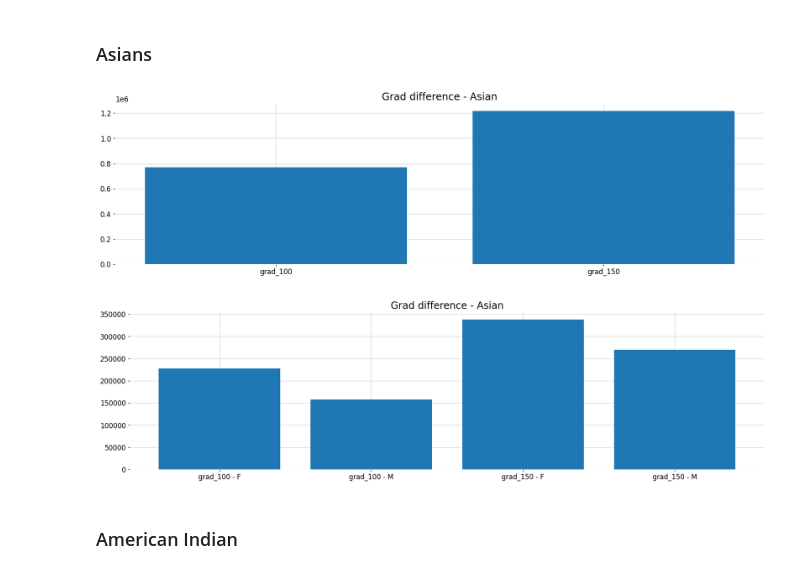
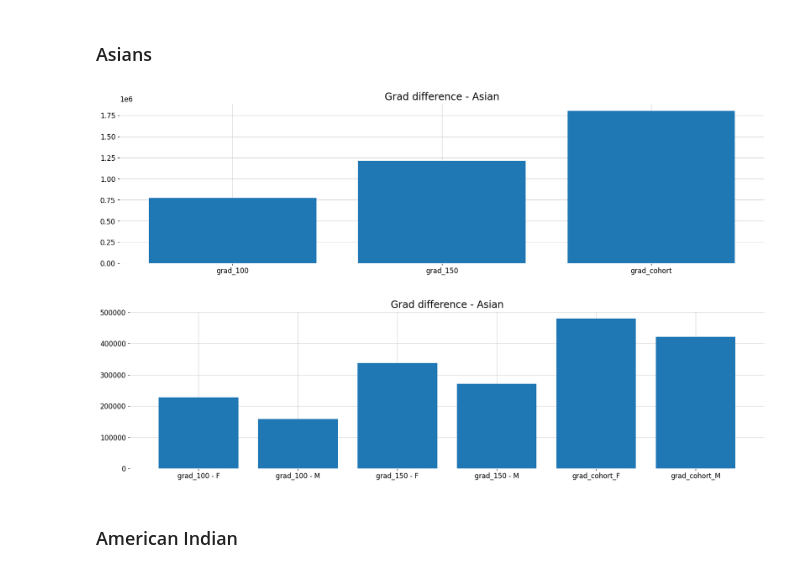
Before and after one commit to ezztherose/TIA-Scraping, a Jupyter notebook: notebooks/correct_data.ipynb, the cells around one changed output. Drawn from its saved outputs; the diff is of its cells as text; code cells hidden in the pictures.

```diff
--- a/notebooks/correct_data.ipynb
+++ b/notebooks/correct_data.ipynb
@@ -25,8 +25,11 @@ df = df_drop_na.copy()
 Raw data file: 1302102
 rows after droppped Nan: 332061
 # %%
-df = df.drop('cohort', axis=1)
-df = df.drop('grad_cohort', axis=1)
+# dropping columns
+# ----------------
+
+#df = df.drop('cohort', axis=1)
+#df = df.drop('grad_cohort', axis=1)
 # 'unitid', 'year', 'gender', 'race', 'grad_100', 'grad_150', 'grad_100_rate', 'grad_150_rate'
 # %%
 set(df['race'])
@@ -232,17 +237,17 @@ asian_grad = asian[['grad_100', 'grad_150']].copy()
 # %%
-asian_grad = asian[['grad_100', 'grad_150']].copy()
 a_sum = []
 a_sum.append(asian_grad['grad_100'].sum())
 a_sum.append(asian_grad['grad_150'].sum())
+a_sum.append(asian_grad['grad_cohort'].sum())
 
-bars = ['grad_100', 'grad_150']
+bars = ['grad_100', 'grad_150', 'grad_cohort',]
 y_pos = np.arange(len(bars))
 plt.bar(y_pos, a_sum)
 plt.title('Grad difference - Asian')
 plt.xticks(y_pos, bars)
 plt.show()
 # %% [output]
-[figure, old version]
+[figure, new version]
 # %%
 a_grad_gender = []
 
@@ -250,25 +255,31 @@ a_f_100 = get_df_sum_data(df, 'A', 'F', 'grad_100')
 a_m_100 = get_df_sum_data(df, 'A', 'M', 'grad_100')
 a_f_150 = get_df_sum_data(df, 'A', 'F', 'grad_150')
 a_m_150 = get_df_sum_data(df, 'A', 'M', 'grad_150')
+a_f_c = get_df_sum_data(df, 'A', 'F', 'grad_cohort')
+a_m_c = get_df_sum_data(df, 'A', 'M', 'grad_cohort')
 
 a_grad_gender.append(a_f_100)
 a_grad_gender.append(a_m_100)
 a_grad_gender.append(a_f_150)
 a_grad_gender.append(a_m_150)
+a_grad_gender.append(a_f_c)
+a_grad_gender.append(a_m_c)
 
 all_grad_all_data.append(a_f_100)
 all_grad_all_data.append(a_m_100)
 all_grad_all_data.append(a_f_150)
 all_grad_all_data.append(a_m_150)
+all_grad_all_data.append(a_f_c)
+all_grad_all_data.append(a_m_c)
 # %%
-bars = ['grad_100 - F', 'grad_100 - M', 'grad_150 - F', 'grad_150 - M']
+bars = ['grad_100 - F', 'grad_100 - M', 'grad_150 - F', 'grad_150 - M', 'grad_cohort_F', 'grad_cohort_M']
 y_pos = np.arange(len(bars))
 plt.bar(y_pos, a_grad_gender)
 plt.title('Grad difference - Asian')
 plt.xticks(y_pos, bars)
 plt.show()
 # %% [output]
-[figure, old version]
+[figure, new version]
 # %% [markdown]
 ### American Indian
 # %%
```
Also changed, not shown: parts of 3 cells of this notebook, 2 other files.
